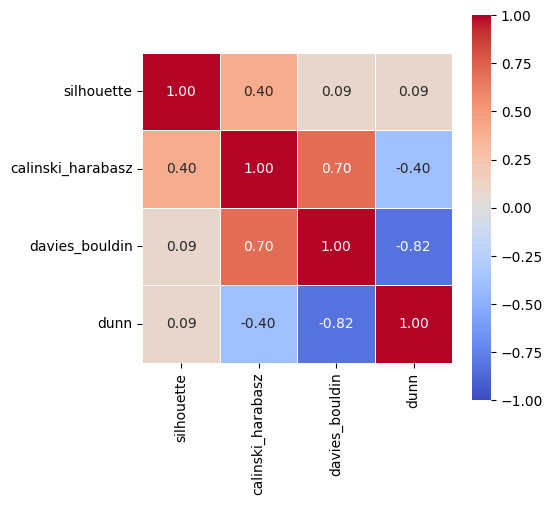
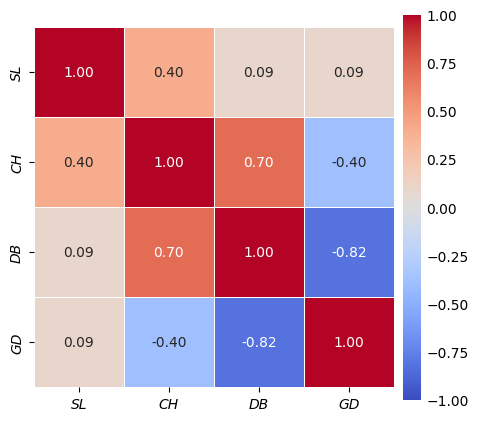
Unified diff of the notebook cell whose output changed from the first chart to the second:
--- before
+++ after
@@ -1,6 +1,40 @@
 all_CVI = all_models[['silhouette', 'calinski_harabasz', 'davies_bouldin', 'dunn']]
+
+all_CVI = all_CVI.rename(columns={
+    'silhouette': 'SL',
+    'calinski_harabasz': 'CH',
+    'davies_bouldin': 'DB',
+    'dunn': 'GD'
+})
+
 correlations = all_CVI.corr(method='spearman')
 
-plt.figure(figsize=(5, 5)) 
-sns.heatmap(correlations, annot=True, fmt=".2f", cmap="coolwarm", cbar=True, square=True, linewidths=0.5, vmin=-1, vmax=1)
+fig = plt.figure(figsize=(5, 5))
+gs = fig.add_gridspec(1, 2, width_ratios=[20, 1], wspace=0.05)
+
+ax = fig.add_subplot(gs[0])
+cax = fig.add_subplot(gs[1])
+
+sns.heatmap(
+    correlations,
+    annot=True,
+    fmt=".2f",
+    cmap="coolwarm",
+    vmin=-1,
+    vmax=1,
+    square=True,
+    linewidths=0.5,
+    ax=ax,
+    cbar_ax=cax
+)
+
+cax.tick_params(axis='y', which='both', length=0)
+for label in ax.get_xticklabels() + ax.get_yticklabels():
+    label.set_fontstyle('oblique')
+
+plt.savefig(
+    "output/plots/corr_matrix_replic_1077.png",
+    dpi=300,
+    bbox_inches="tight"
+)
 plt.show()

Commit: Better heatmap